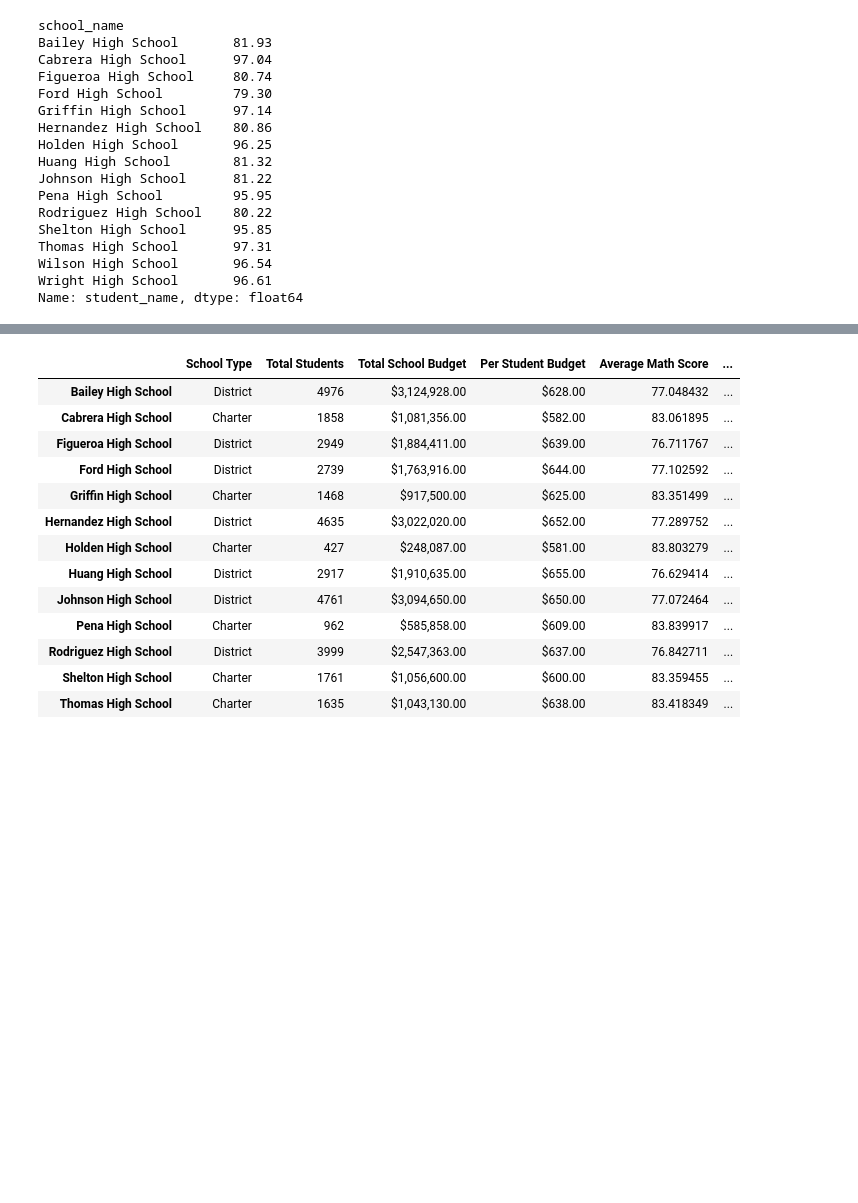
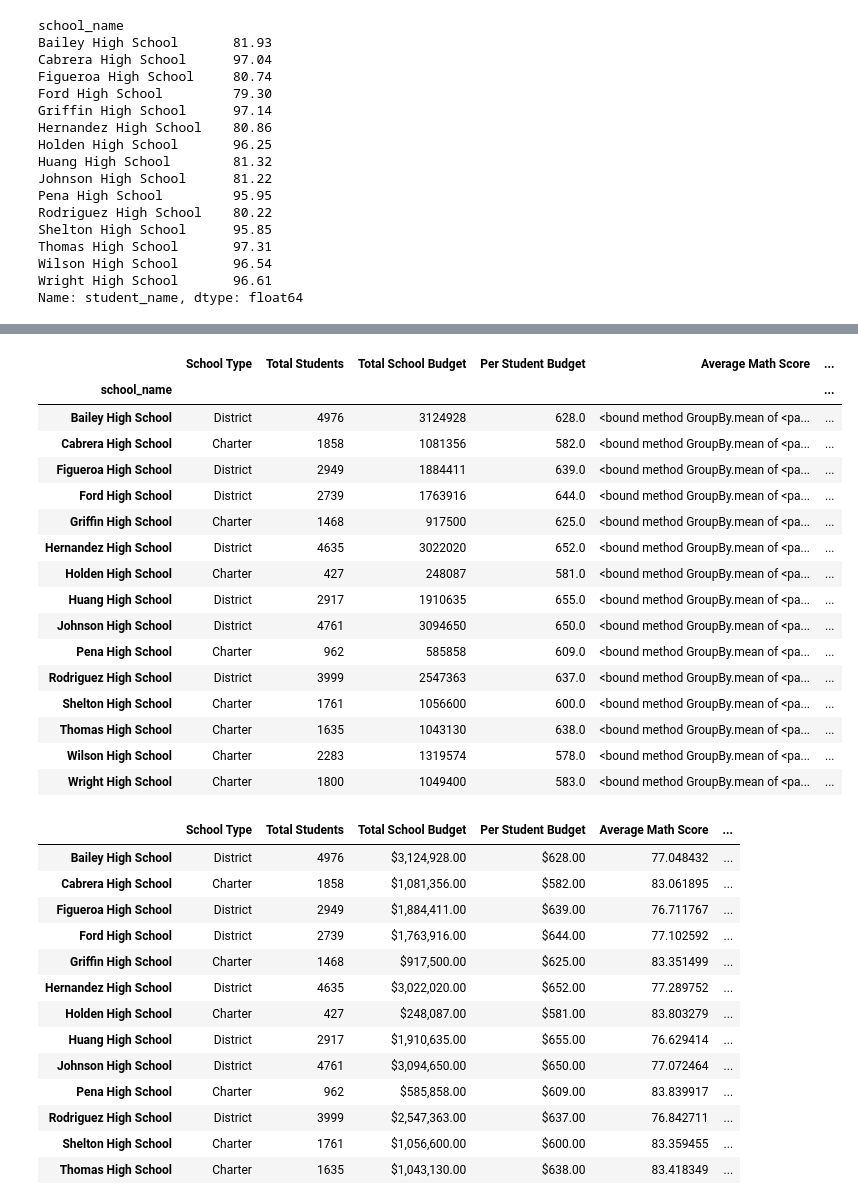
Before and after one commit to drjulie2105/pandas-challenge, a Jupyter notebook: PyCitySchools/PyCitySchools_starter.ipynb, the cells around one changed output, grey strips where cells are left out. Cells and saved outputs as stored; diff of their text form; code cells hidden in the pictures; blank space fills up the shorter version.

Commit message:
Updated through School Summary Table

```diff
--- a/PyCitySchools/PyCitySchools_starter.ipynb
+++ b/PyCitySchools/PyCitySchools_starter.ipynb
@@ -319,0 +304,3 @@ Name: student_name, dtype: float64
+# %%
+overall_per_school=school_data_complete[(school_data_complete["reading_score"] >= 70) & (school_data_complete["math_score"] >= 70)].groupby("school_name")["student_name"].count()
+overall_per_school
@@ -319,0 +325,3 @@ Name: student_name, dtype: float64
+# %%
+overall_percent_passing=round((overall_per_school/total_students_per_school)*100, 2)
+overall_percent_passing
@@ -320,3 +346,43 @@ Name: student_name, dtype: float64
+# %%
+school_summary_final=pd.DataFrame({
+                            "School Type": school_type,
+                            "Total Students": total_students_per_school,
+                            "Total School Budget": total_school_budget,
+                            "Per Student Budget": per_student_budget,
+                            "Average Math Score": average_math_score_per_school,
+                            "Average Reading Score": average_reading_score_per_school,
+                            "% Passing Math": percent_passing_math_per_school,
+                            "% Passing Reading": percent_passing_reading_per_school,
+                            "% Overall Passing": overall_percent_passing})
+school_summary_final = school_summary_final [[
+                                            'School Type',
+                                            'Total Students',
+                                            'Total School Budget',
+                                            'Per Student Budget',
+                                            'Average Math Score',
+                                            'Average Reading Score',
+                                            '% Passing Math',
+                                            '% Passing Reading',
+                                            '% Overall Passing']]
+school_summary_final
+# %% [output]
+|  | School Type | Total Students | Total School Budget | Per Student Budget | Average Math Score | ... |
+| school_name |  |  |  |  |  | ... |
+| Bailey High School | District | 4976 | 3124928 | 628.0 | <bound method GroupBy.mean of <pa... | ... |
+| Cabrera High School | Charter | 1858 | 1081356 | 582.0 | <bound method GroupBy.mean of <pa... | ... |
+| Figueroa High School | District | 2949 | 1884411 | 639.0 | <bound method GroupBy.mean of <pa... | ... |
+| Ford High School | District | 2739 | 1763916 | 644.0 | <bound method GroupBy.mean of <pa... | ... |
+| Griffin High School | Charter | 1468 | 917500 | 625.0 | <bound method GroupBy.mean of <pa... | ... |
+| Hernandez High School | District | 4635 | 3022020 | 652.0 | <bound method GroupBy.mean of <pa... | ... |
+| Holden High School | Charter | 427 | 248087 | 581.0 | <bound method GroupBy.mean of <pa... | ... |
+| Huang High School | District | 2917 | 1910635 | 655.0 | <bound method GroupBy.mean of <pa... | ... |
+| Johnson High School | District | 4761 | 3094650 | 650.0 | <bound method GroupBy.mean of <pa... | ... |
+| Pena High School | Charter | 962 | 585858 | 609.0 | <bound method GroupBy.mean of <pa... | ... |
+| Rodriguez High School | District | 3999 | 2547363 | 637.0 | <bound method GroupBy.mean of <pa... | ... |
+| Shelton High School | Charter | 1761 | 1056600 | 600.0 | <bound method GroupBy.mean of <pa... | ... |
+| Thomas High School | Charter | 1635 | 1043130 | 638.0 | <bound method GroupBy.mean of <pa... | ... |
+| Wilson High School | Charter | 2283 | 1319574 | 578.0 | <bound method GroupBy.mean of <pa... | ... |
+| Wright High School | Charter | 1800 | 1049400 | 583.0 | <bound method GroupBy.mean of <pa... | ... |
 # %%
 # %% [output]
 |  | School Type | Total Students | Total School Budget | Per Student Budget | Average Math Score | ... |
```
Also changed, not shown: parts of 4 cells of this notebook, 1 other file.
